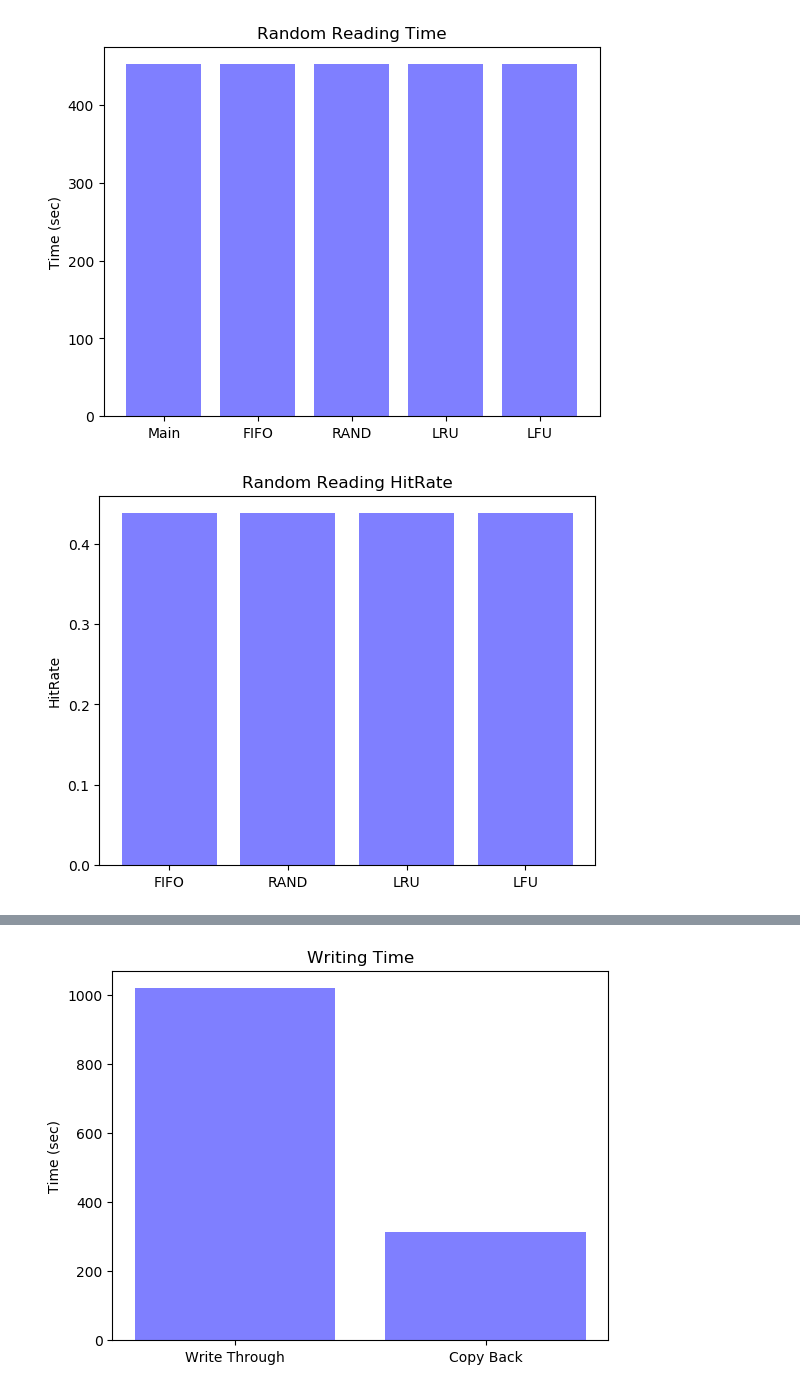
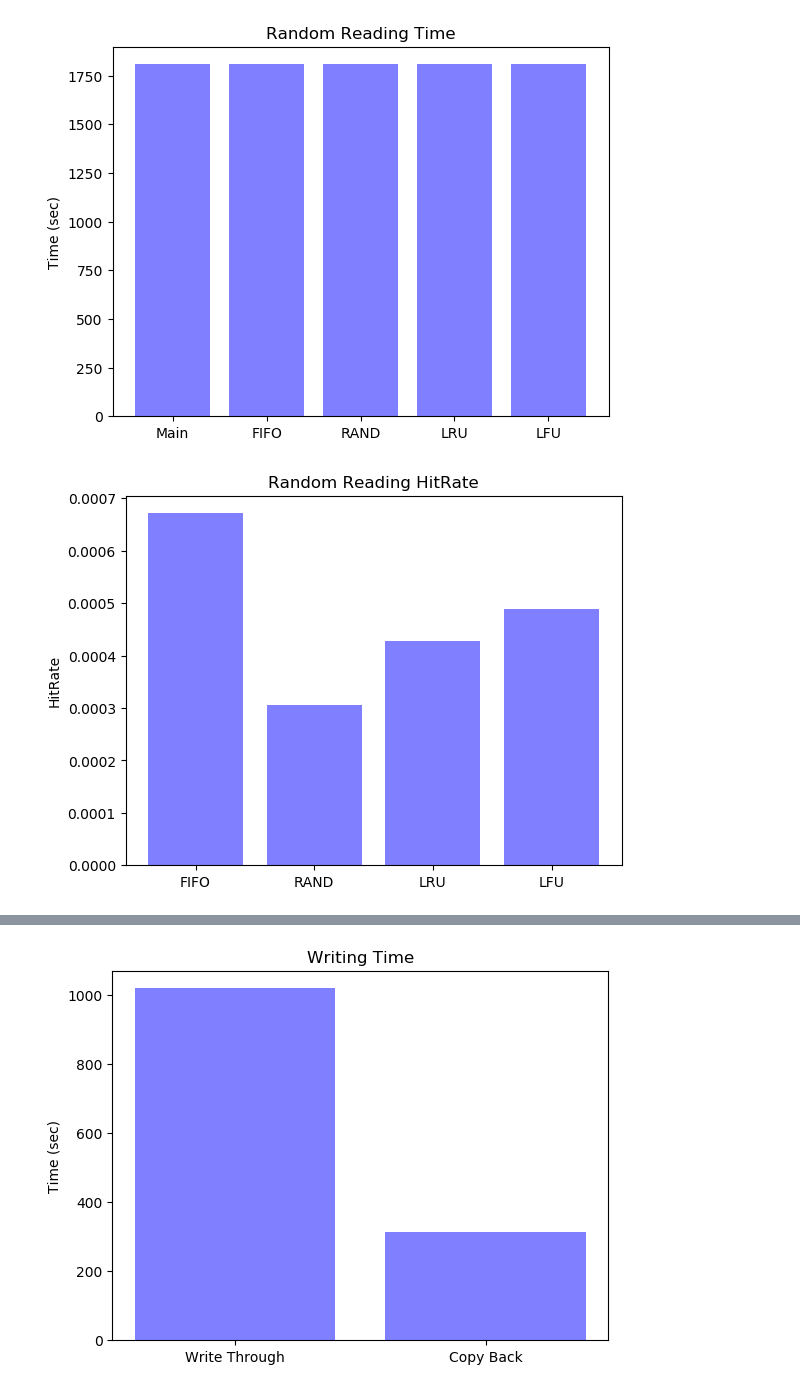
Before and after one commit to MascittiJA/aac, a Jupyter notebook: graficos.ipynb, the cells around one changed output, grey strips where cells are left out. Saved outputs shown, nothing was run; the diff lists cells and outputs as text; code cells hidden in the pictures.

```diff
--- a/graficos.ipynb
+++ b/graficos.ipynb
@@ -53,11 +53,11 @@ dibujar2(valores, 'HitRate', 'secuentialHitRate.jpg', 'Secuential Reading HitRat
 [figure]
 # %%
-valores = [452.10125041007996, 452.25261759757996, 452.215624332428, 452.3504858016968, 452.35599541664124]
+valores = [1808.327080488205, 1807.8017227649689, 1808.3649384975433, 1808.27423787117, 1808.216285943985]
 dibujar(valores, 'Time (sec)', 'randomTime.jpg', 'Random Reading Time')
 
-valores = [0.4375, 0.4375, 0.4376220703125, 0.4375]
+valores = [0.00067138671875, 0.00030517578125, 0.00042724609375, 0.00048828125]
 dibujar2(valores, 'HitRate', 'randomHitRate.jpg', 'Random Reading HitRate')
 # %% [output]
-[figure, old version]
+[figure, new version]
-[figure, old version]
+[figure, new version]
 # %%
```
Also changed, not shown: parts of 5 cells of this notebook, 10 other files.
